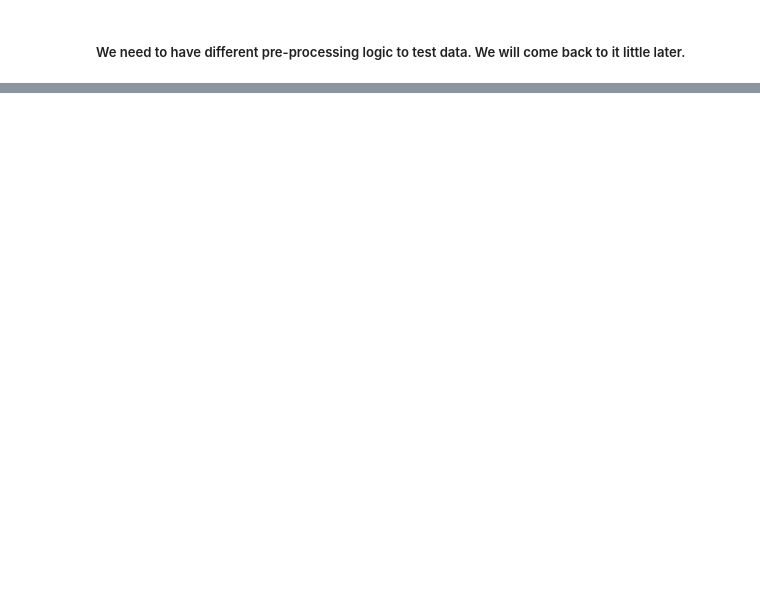
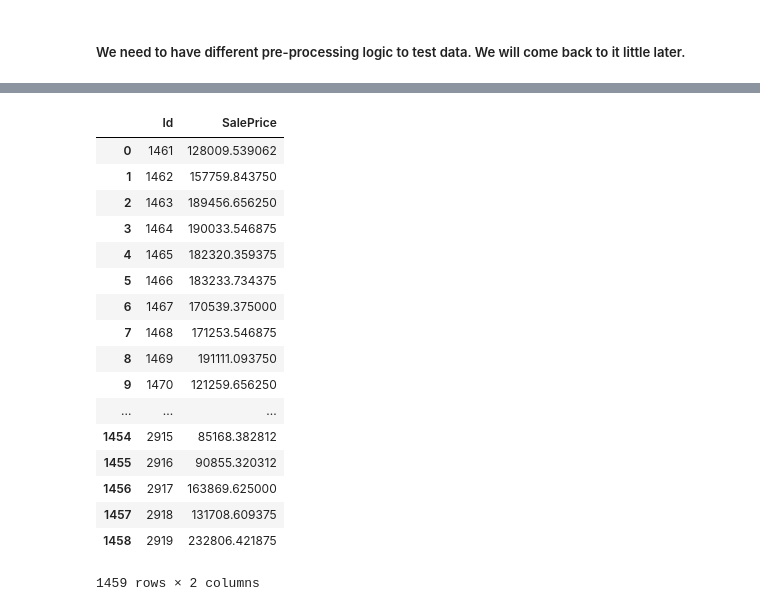
Before and after one commit to PadmarajBhat/Kaggle-Dataset-Exploration, a Jupyter notebook: House Prices- Advanced Regression Techniques/ML/House Prices - ART(Modelling and Fine Tuning).ipynb, the cells around one changed output, grey strips where cells are left out. Cells and saved outputs as stored; diff of their text form; code cells hidden in the pictures; blank space fills up the shorter version.

Commit message:
feat: changes to predict for the test data set
- get dummies was changed to include the testing values too so that model has all categorical values.

```diff
--- a/House Prices- Advanced Regression Techniques/ML/House Prices - ART(Modelling and Fine Tuning).ipynb
+++ b/House Prices- Advanced Regression Techniques/ML/House Prices - ART(Modelling and Fine Tuning).ipynb
@@ -15,4 +15,9 @@ from sklearn.model_selection import train_test_split
 from sklearn.metrics import mean_squared_log_error
 
 from xgboost import XGBRegressor
+# %%
+df_train = pd.read_csv('train.csv')
+df_test = pd.read_csv('test.csv')
+df_test['SalePrice'] = 0
+df_concat = pd.concat([df_train,df_test])
 # %%
@@ -124,5 +174,5 @@ Shape of the dataset after transformation :  (1460, 345) (1460,)
 # %%
-X_train, X_test, y_train, y_test = train_test_split(X,y, test_size=0.5, random_state=random.randint(1,500), stratify=df.BldgType)
+X_train, X_test, y_train, y_test = train_test_split(X,y, test_size=0.5, random_state=random.randint(1,500))#, stratify=df.BldgType)
 # %%
 reg = XGBRegressor()
 reg.fit(X_train,y_train)
@@ -155,0 +197,21 @@ checkTheTestFile()
+# %%
+def checkTheTestFile():
+    df_test = pd.read_csv('test.csv')
+    df_test['SalePrice'] = 0.0
+
+    df_train =  pd.read_csv('train.csv')
+    df_concat = pd.concat([df_train,df_test])
+
+    #print(df_test[df_test.TotalBsmtSF.isna()])
+    #return
+    df = giveMeWrangledData(df_concat,True)
+
+    print(df.info())
+    df = preProcessData(df)
+    print(df.info())
+    X = newBoxCoxTranformation(df,'SalePrice',True)
+    #print(np.sqrt(mean_squared_log_error(y, reg.predict(X))))
+
+    df_test['SalePrice'] = np.exp(reg.predict(X))
+    return df_test
+df_test = checkTheTestFile()
@@ -155,0 +237,21 @@ checkTheTestFile()
+# %%
+df_test[['Id','SalePrice']]
+# %% [output]
+|  | Id | SalePrice |
+| 0 | 1461 | 128009.539062 |
+| 1 | 1462 | 157759.843750 |
+| 2 | 1463 | 189456.656250 |
+| 3 | 1464 | 190033.546875 |
+| 4 | 1465 | 182320.359375 |
+| 5 | 1466 | 183233.734375 |
+| 6 | 1467 | 170539.375000 |
+| 7 | 1468 | 171253.546875 |
+| 8 | 1469 | 191111.093750 |
+| 9 | 1470 | 121259.656250 |
+| ... | ... | ... |
+| 1454 | 2915 | 85168.382812 |
+| 1455 | 2916 | 90855.320312 |
+| 1456 | 2917 | 163869.625000 |
+| 1457 | 2918 | 131708.609375 |
+| 1458 | 2919 | 232806.421875 |
+1459 rows × 2 columns
```
Also changed, not shown: parts of 8 cells of this notebook.
